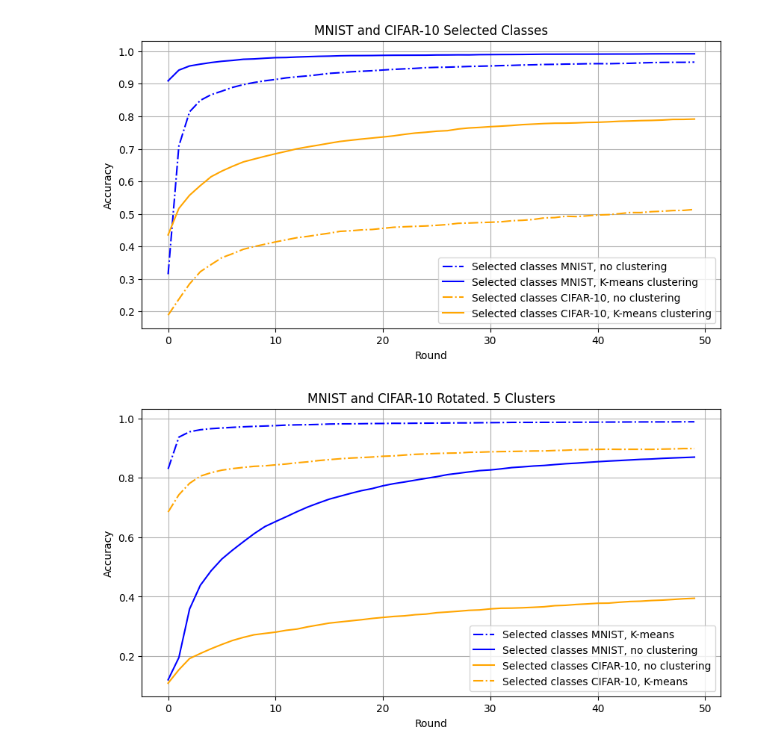
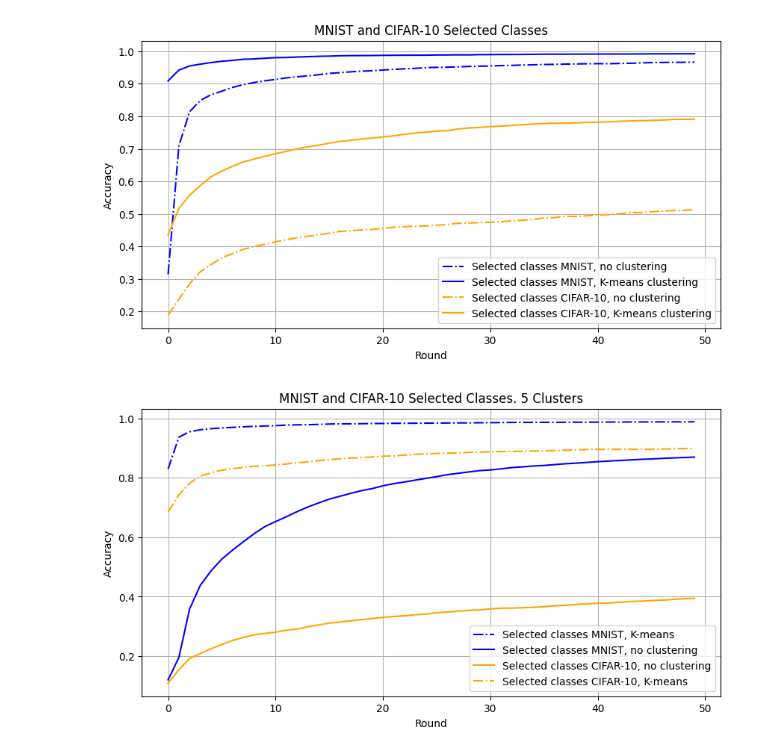
Before and after one commit to sidb70/clusterFL, a Jupyter notebook: experiments/results/results.ipynb, the cells around one changed output. Saved outputs shown, nothing was run; the diff lists cells and outputs as text; code cells hidden in the pictures.

```diff
--- a/experiments/results/results.ipynb
+++ b/experiments/results/results.ipynb
@@ -94,31 +94,31 @@ os.chdir('/Users/sidb/Development/clusterFL/experiments/results/5_clusters/')
 # %%
 dirname = './mnist_selected_classes'
 mnist_results = get_results(dirname)
 dirname = './cifar10_selected_classes'
 cifar_results = get_results(dirname)
 
 # linestyle is - - for mnist, - for cifar
 # color is orange for baseline_average
 plt.figure(figsize=(10, 5))
 for i in mnist_results:
     description = mnist_results[i]['description']
     baseline = mnist_results[i]['baseline']
     experiment_results = mnist_results[i]['results']
     rounds = [r[0] for r in experiment_results]
     accs = [r[1] for r in experiment_results]
     plt.plot(rounds, accs, label=description, linestyle='-' if baseline else '-.', color = 'blue' )
 for i in cifar_results:
     description = cifar_results[i]['description']
     experiment_results = cifar_results[i]['results']
     baseline = cifar_results[i]['baseline']
     rounds = [r[0] for r in experiment_results]
     accs = [r[1] for r in experiment_results]
     plt.plot(rounds, accs, label=description, linestyle='-' if baseline else '-.', color = 'orange' )
 plt.xlabel('Round')
 plt.ylabel('Accuracy')
-plt.title('MNIST and CIFAR-10 Rotated. 5 Clusters')
+plt.title('MNIST and CIFAR-10 Selected Classes. 5 Clusters')
 plt.legend()
 plt.grid()
 plt.show()
 # %% [output]
-[figure, old version]
+[figure, new version]
```
Also changed, not shown: parts of 1 cell of this notebook, 4 other files.
